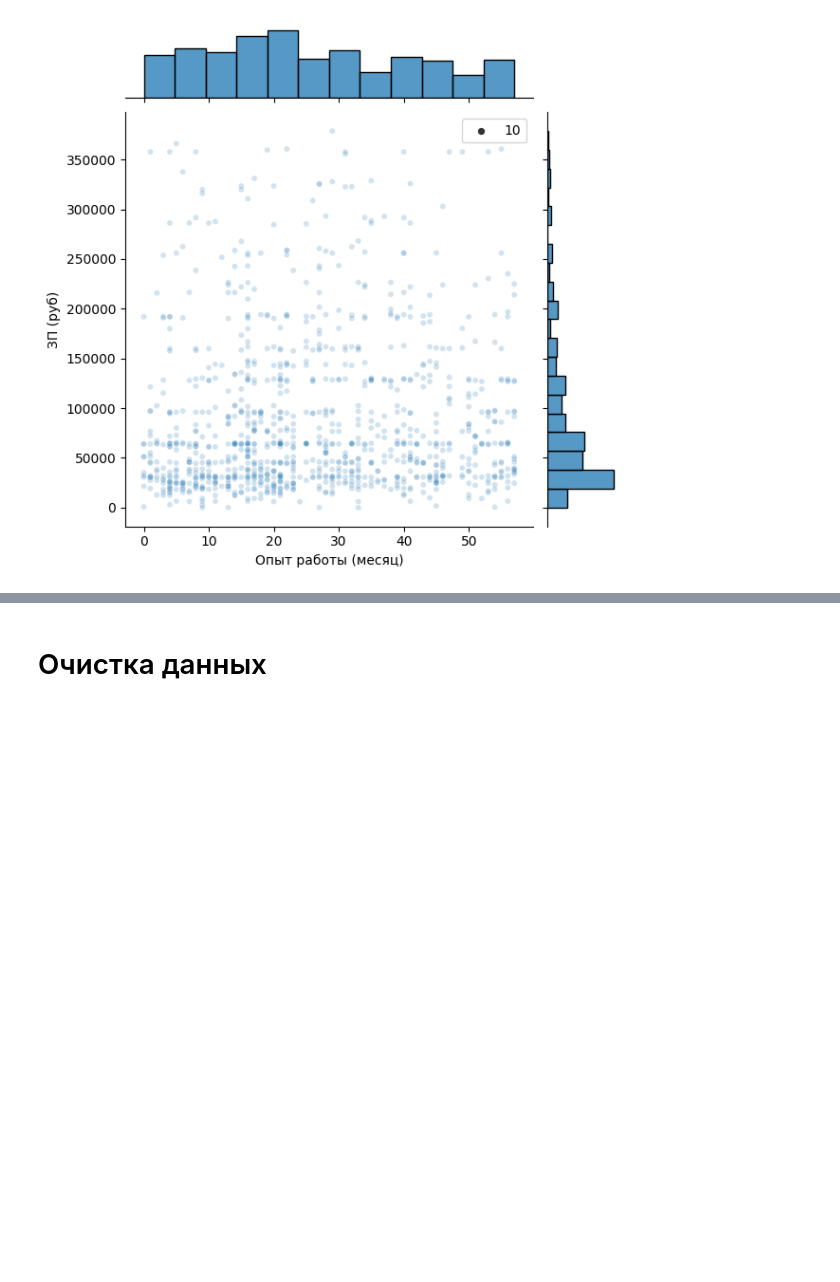
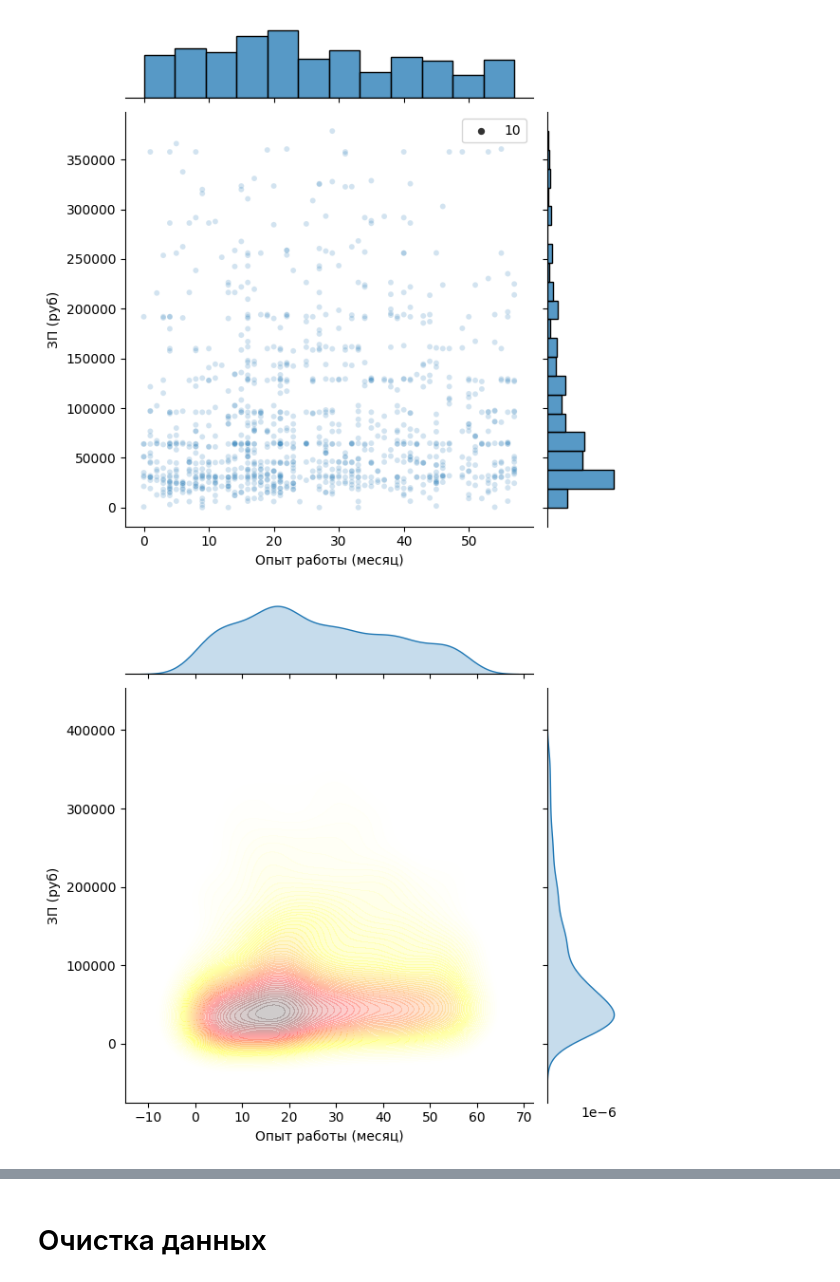
Before and after one commit to Slava0505/hh_resume_EDA, a Jupyter notebook: hh_resume_EDA.ipynb, the cells around one changed output, grey strips where cells are left out. Cells and saved outputs as stored; diff of their text form; code cells hidden in the pictures; blank space fills up the shorter version.

Commit message:
add one more extra chart

```diff
--- a/hh_resume_EDA.ipynb
+++ b/hh_resume_EDA.ipynb
@@ -537,3 +538,8 @@ sns.jointplot(x=df4jointplot["Опыт работы (месяц)"], y=df4jointpl
 plt.show()
 # %% [output]
 [figure]
+# %%
+sns.jointplot(x=df4jointplot["Опыт работы (месяц)"], y=df4jointplot["ЗП (руб)"],size=10, alpha=0.2, kind='kde', cmap='hot_r', n_levels=60, fill=True)
+plt.show()
+# %% [output]
+[figure, added]
```
Also changed, not shown: parts of 2 cells of this notebook.
